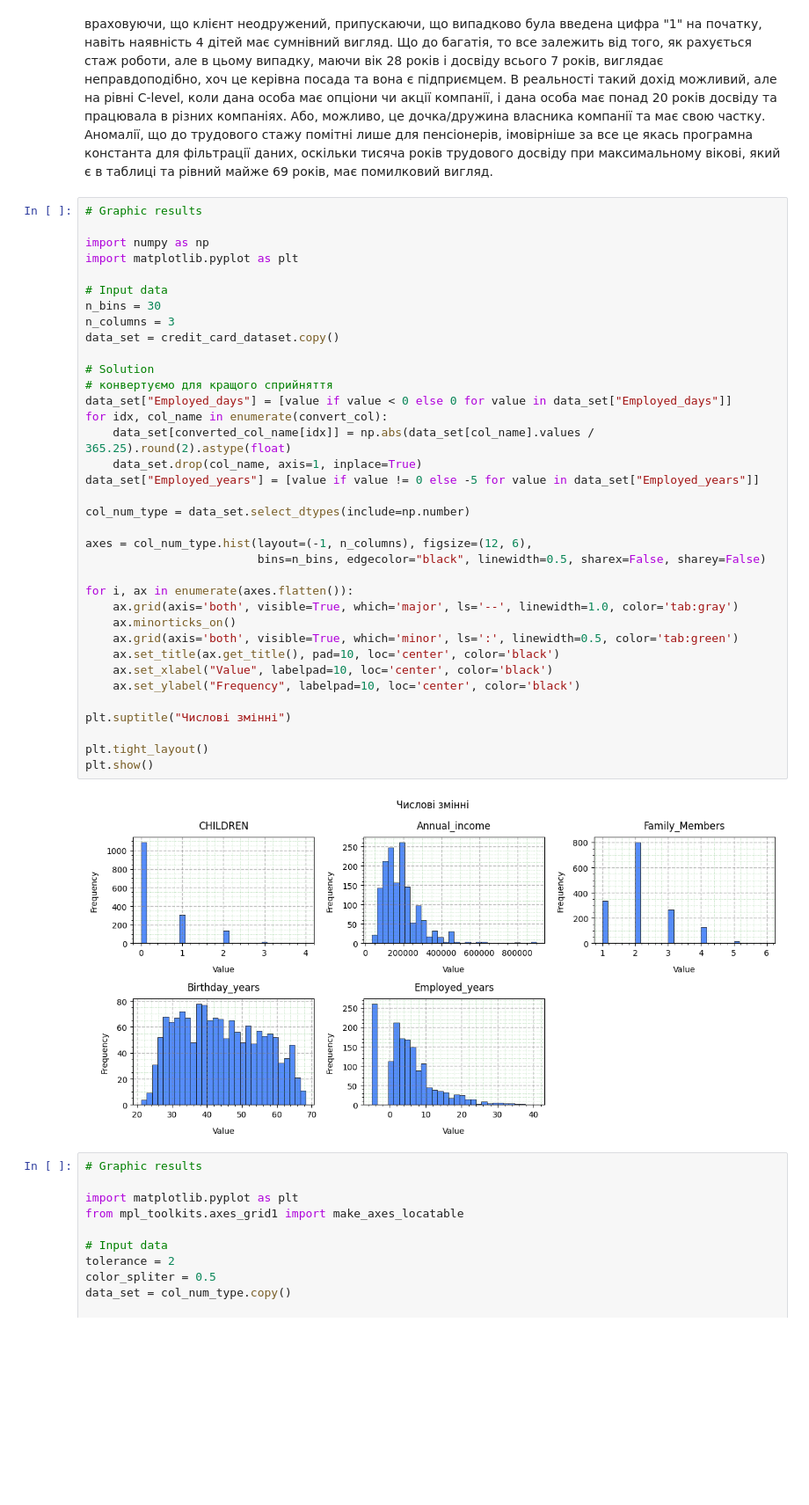
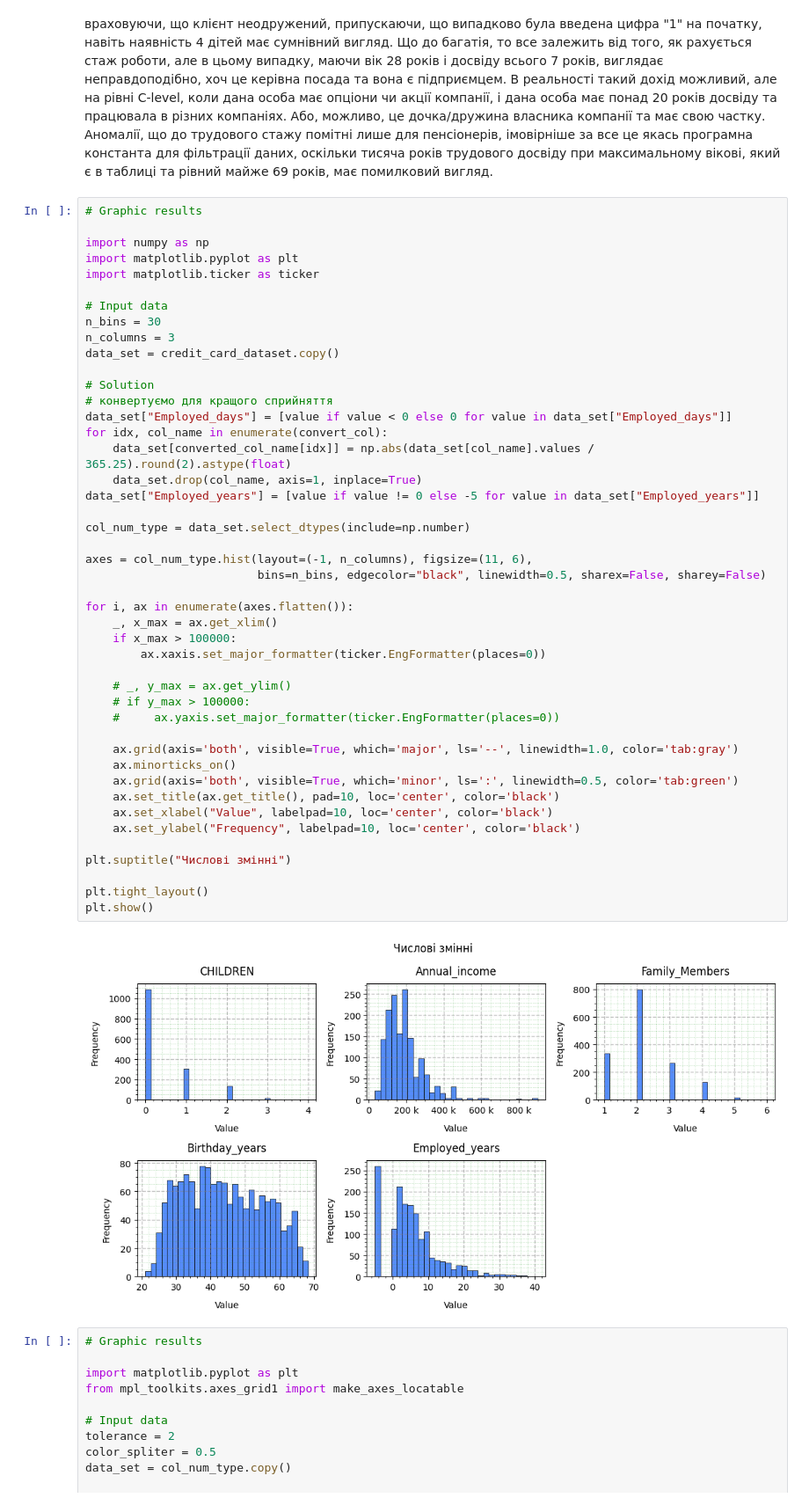
Before and after one commit to BogdanPinchuk/DataScience-PBY_HW20_Course_Project, a Jupyter notebook: Bohdan_Pinchuk_DS_HW20.ipynb, the cells around one changed output. Shown at 88% size. Saved outputs shown, nothing was run; the diff lists cells and outputs as text; blank space fills up the shorter version.

Commit message:
[Homework20] - fixed chanrts and added charts for the new features

```diff
--- a/Bohdan_Pinchuk_DS_HW20.ipynb
+++ b/Bohdan_Pinchuk_DS_HW20.ipynb
@@ -777,39 +777,48 @@ Anomalies for feature: Annual_income
 
 import numpy as np
 import matplotlib.pyplot as plt
+import matplotlib.ticker as ticker
 
 # Input data
 n_bins = 30
 n_columns = 3
 data_set = credit_card_dataset.copy()
 
 # Solution
 # конвертуємо для кращого сприйняття
 data_set["Employed_days"] = [value if value < 0 else 0 for value in data_set["Employed_days"]]
 for idx, col_name in enumerate(convert_col):
     data_set[converted_col_name[idx]] = np.abs(data_set[col_name].values / 365.25).round(2).astype(float)
     data_set.drop(col_name, axis=1, inplace=True)
 data_set["Employed_years"] = [value if value != 0 else -5 for value in data_set["Employed_years"]]
 
 col_num_type = data_set.select_dtypes(include=np.number)
 
-axes = col_num_type.hist(layout=(-1, n_columns), figsize=(12, 6),
+axes = col_num_type.hist(layout=(-1, n_columns), figsize=(11, 6),
                          bins=n_bins, edgecolor="black", linewidth=0.5, sharex=False, sharey=False)
 
 for i, ax in enumerate(axes.flatten()):
+    _, x_max = ax.get_xlim()
+    if x_max > 100000:
+        ax.xaxis.set_major_formatter(ticker.EngFormatter(places=0))
+
+    # _, y_max = ax.get_ylim()
+    # if y_max > 100000:
+    #     ax.yaxis.set_major_formatter(ticker.EngFormatter(places=0))
+
     ax.grid(axis='both', visible=True, which='major', ls='--', linewidth=1.0, color='tab:gray')
     ax.minorticks_on()
     ax.grid(axis='both', visible=True, which='minor', ls=':', linewidth=0.5, color='tab:green')
     ax.set_title(ax.get_title(), pad=10, loc='center', color='black')
     ax.set_xlabel("Value", labelpad=10, loc='center', color='black')
     ax.set_ylabel("Frequency", labelpad=10, loc='center', color='black')
 
 plt.suptitle("Числові змінні")
 
 plt.tight_layout()
 plt.show()
 # %% [output]
-[figure, old version]
+[figure, new version]
 # %%
 # Graphic results
 
```
Also changed, not shown: parts of 5 cells of this notebook.
